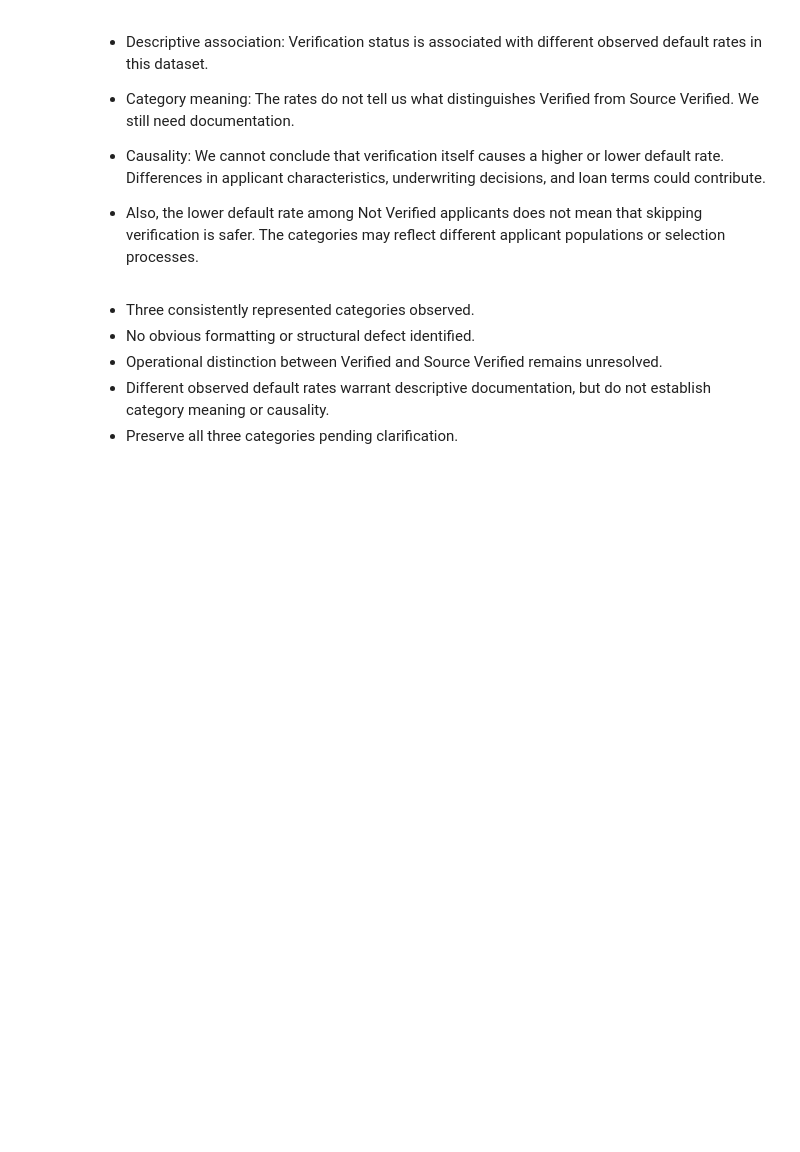
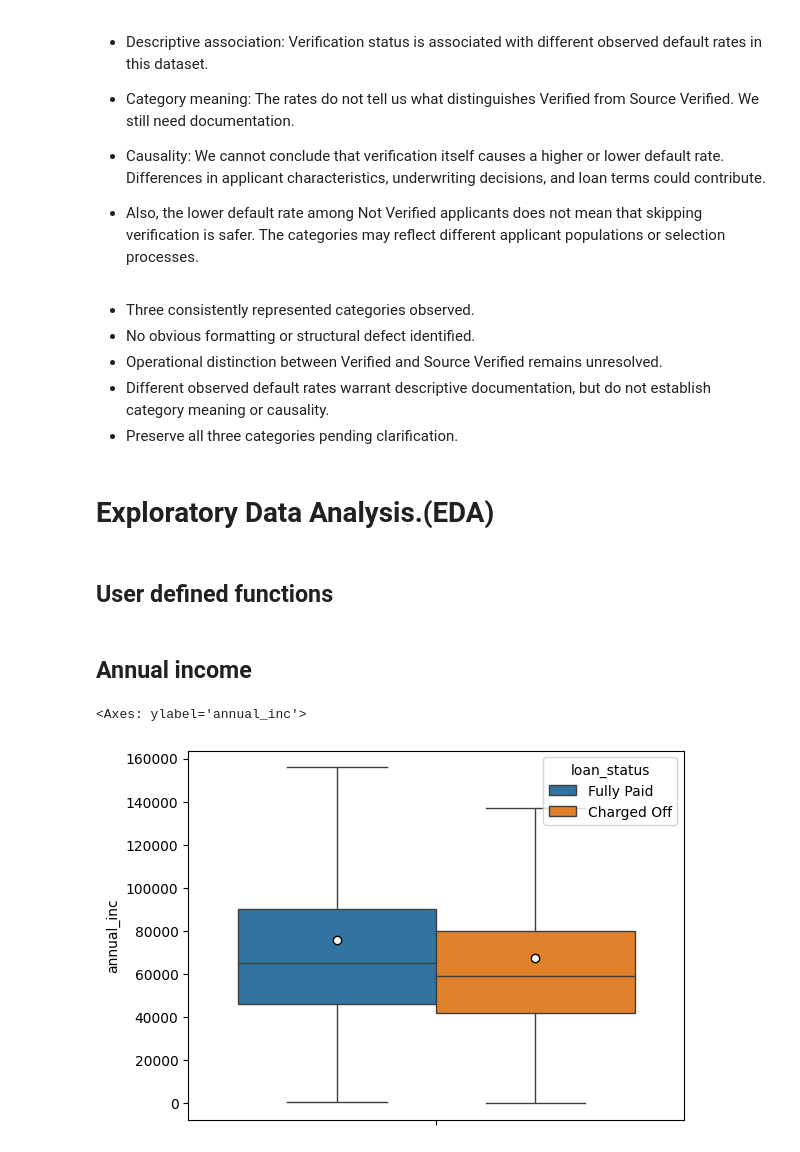
Before and after one commit to sri9079/Loan_tap, a Jupyter notebook: loan_tap_Case Study.ipynb, the cells around one changed output. Drawn from its saved outputs; the diff is of its cells as text; code cells hidden in the pictures; blank space fills up the shorter version.

```diff
--- a/loan_tap_Case Study.ipynb
+++ b/loan_tap_Case Study.ipynb
@@ -1774,3 +1774,7 @@ pd.crosstab(data['verification_status'], data['loan_status'], normalize='index')
 - Operational distinction between Verified and Source Verified remains unresolved.
 - Different observed default rates warrant descriptive documentation, but do not establish category meaning or causality.
 - Preserve all three categories pending clarification.
+# %% [markdown]
+# Exploratory Data Analysis.(EDA)
+# %% [markdown]
+## User defined functions
@@ -1776,0 +1811,7 @@ pd.crosstab(data['verification_status'], data['loan_status'], normalize='index')
+# %% [markdown]
+## Annual income
+# %%
+sns.boxplot(y='annual_inc',hue='loan_status', data=data,showmeans=True, meanprops={"marker":"o","markerfacecolor":"white", "markeredgecolor":"black"},showfliers=False)
+# %% [output]
+<Axes: ylabel='annual_inc'>
+[figure, added]
```
Also changed, not shown: parts of 34 cells of this notebook, 1 other file.
